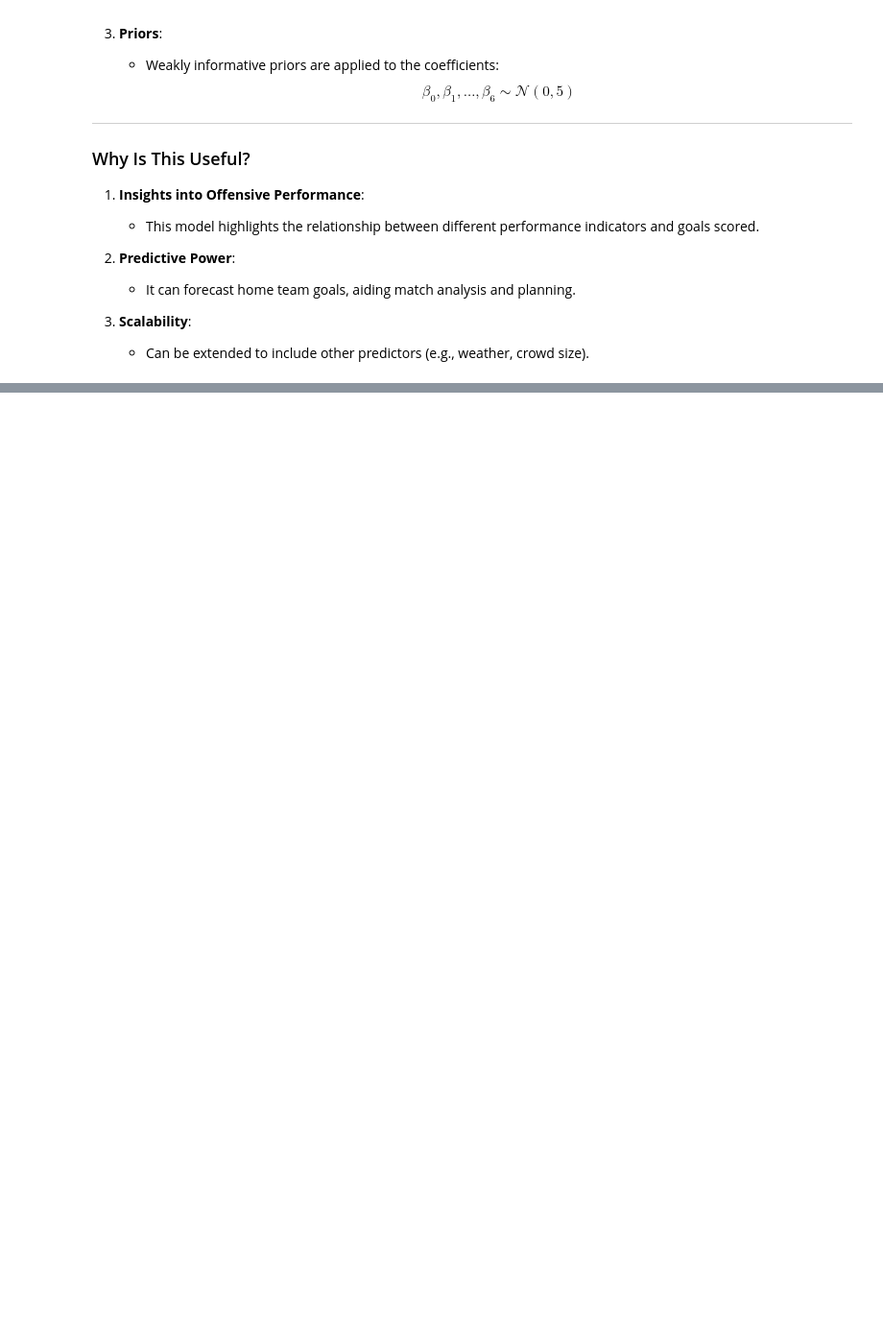
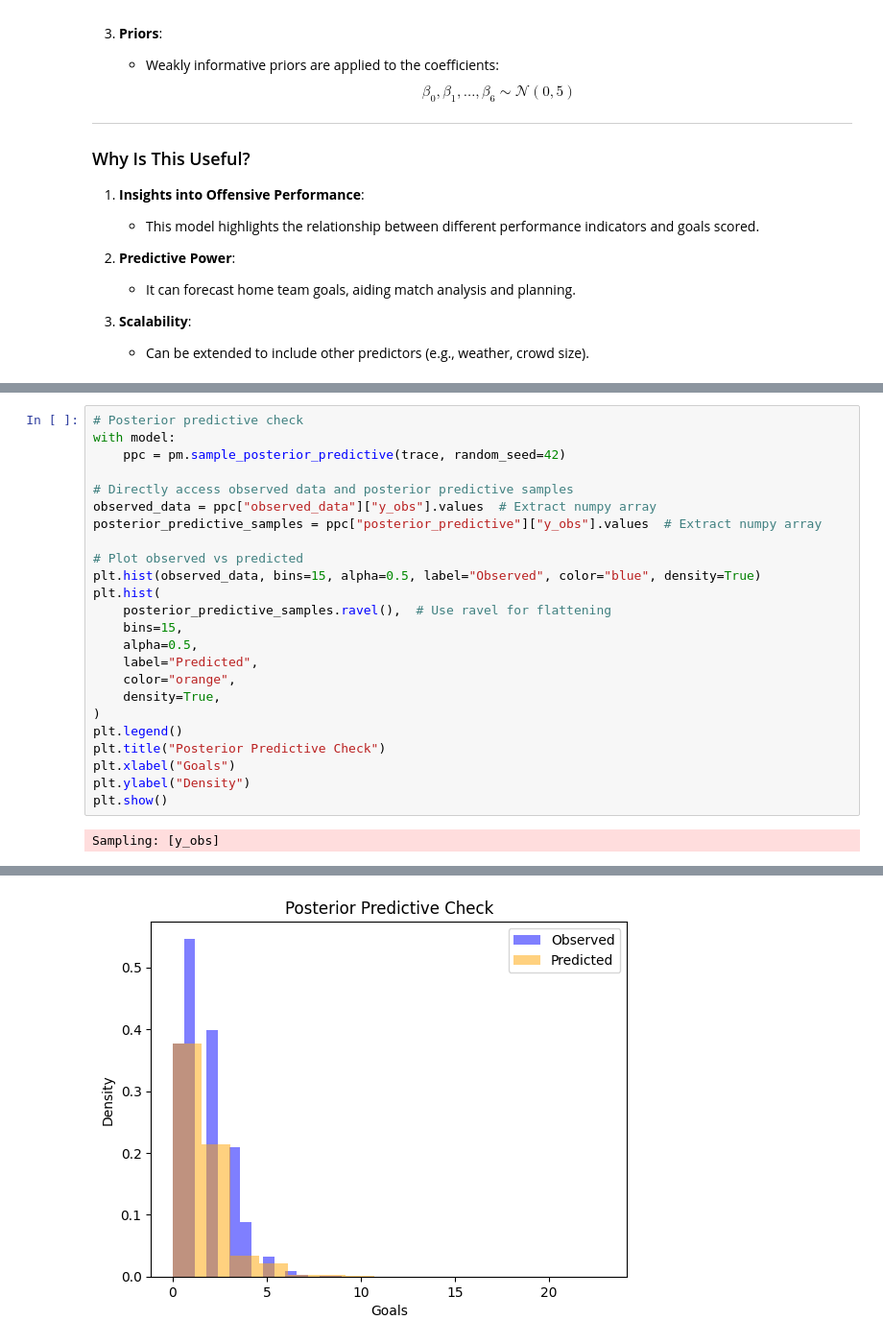
Before and after one commit to tommasosommaruga/Bayesian_proj, a Jupyter notebook: PROJ_GOOD/regression_2.ipynb, the cells around one changed output, grey strips where cells are left out. Shown: that part at 96% size. Cells and saved outputs as stored; diff of their text form; blank space fills up the shorter version.

```diff
--- a/PROJ_GOOD/regression_2.ipynb
+++ b/PROJ_GOOD/regression_2.ipynb
@@ -86,0 +158,26 @@ This regression aims to estimate the **expected number of goals scored by the ho
+# %%
+# Posterior predictive check
+with model:
+    ppc = pm.sample_posterior_predictive(trace, random_seed=42)
+
+# Directly access observed data and posterior predictive samples
+observed_data = ppc["observed_data"]["y_obs"].values  # Extract numpy array
+posterior_predictive_samples = ppc["posterior_predictive"]["y_obs"].values  # Extract numpy array
+
+# Plot observed vs predicted
+plt.hist(observed_data, bins=15, alpha=0.5, label="Observed", color="blue", density=True)
+plt.hist(
+    posterior_predictive_samples.ravel(),  # Use ravel for flattening
+    bins=15,
+    alpha=0.5,
+    label="Predicted",
+    color="orange",
+    density=True,
+)
+plt.legend()
+plt.title("Posterior Predictive Check")
+plt.xlabel("Goals")
+plt.ylabel("Density")
+plt.show()
+# %% [output]
+Sampling: [y_obs]
@@ -86,0 +185 @@ This regression aims to estimate the **expected number of goals scored by the ho
+[figure, added]
```
Also changed, not shown: parts of 6 cells of this notebook.
